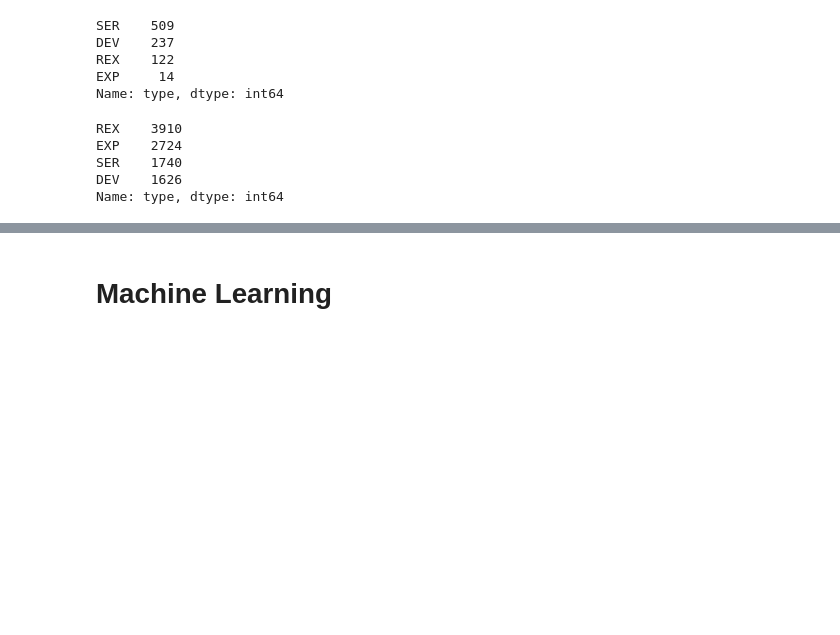
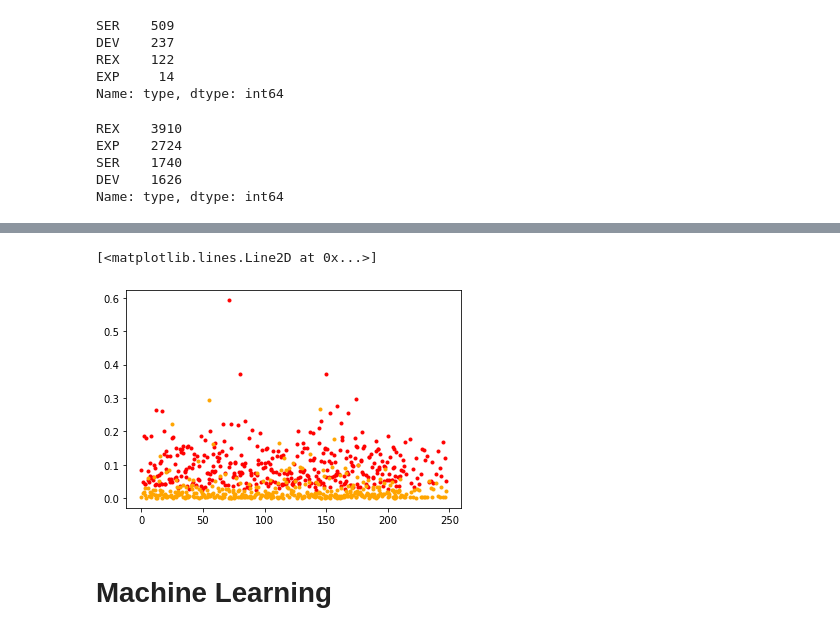
Before and after one commit to eramey16/galactic_lenses, a Jupyter notebook: Test.ipynb, the cells around one changed output, grey strips where cells are left out. Drawn from its saved outputs; the diff is of its cells as text; code cells hidden in the pictures; blank space fills up the shorter version.

```diff
--- a/Test.ipynb
+++ b/Test.ipynb
@@ -579,0 +629,24 @@ Name: type, dtype: int64
+# %%
+# Read in A lens IDs and write grade
+A_lenses = pd.concat([pd.read_csv("../data/lensed/Huang21_A/dr9_sample.csv"),
+            pd.read_csv("../data/lensed/ML_A/dr9_sample.csv")])
+A_lenses = filter_data(A_lenses)
+A_lenses['grade'] = 'A'
+A_lenses['weight'] = .7 / len(A_lenses)
+
+# Read in B lens IDs and write grade
+B_lenses = pd.concat([pd.read_csv("../data/lensed/Huang21_B/dr9_sample.csv"),
+           pd.read_csv("../data/lensed/ML_B/dr9_sample.csv")])
+B_lenses = filter_data(B_lenses)
+B_lenses['grade'] = 'B'
+B_lenses['weight'] = .2 / len(B_lenses)
+
+# Read in C lens IDs and write grade
+C_lenses = pd.concat([pd.read_csv("../data/lensed/Huang21_C/dr9_sample.csv"),
+           pd.read_csv("../data/lensed/ML_C/dr9_sample.csv")])
+C_lenses = filter_data(C_lenses)
+C_lenses['grade'] = 'C'
+C_lenses['weight'] = .1 / len(C_lenses)
+
+# Read in full lens file
+lenses = pd.concat([A_lenses, B_lenses, C_lenses])
@@ -580,3 +694,11 @@ Name: type, dtype: int64
+# %%
+plt.plot(A_lenses['flux_sigma_'+band], 'r.')
+plt.plot(A_lenses['unc_'+band], '.', color='orange')
+# plt.plot(A_lenses['dered_flux_'+band], 'b.')
+# plt.plot(A_lenses['dered_mag_'+band], 'g.')
+# %% [output]
+[<matplotlib.lines.Line2D at 0x...>]
+[figure, added]
 # %% [markdown]
 # Machine Learning
 # %%
```
Also changed, not shown: parts of 28 cells of this notebook, 13 other files.
